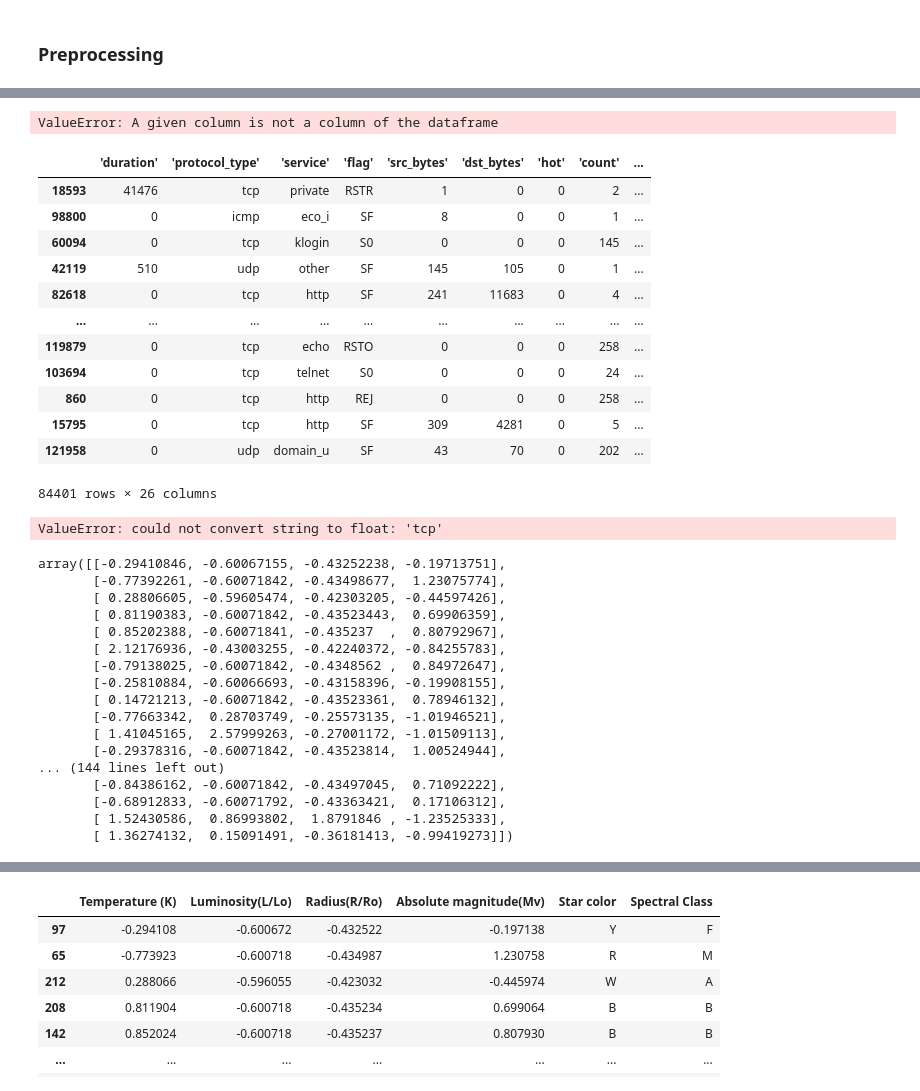
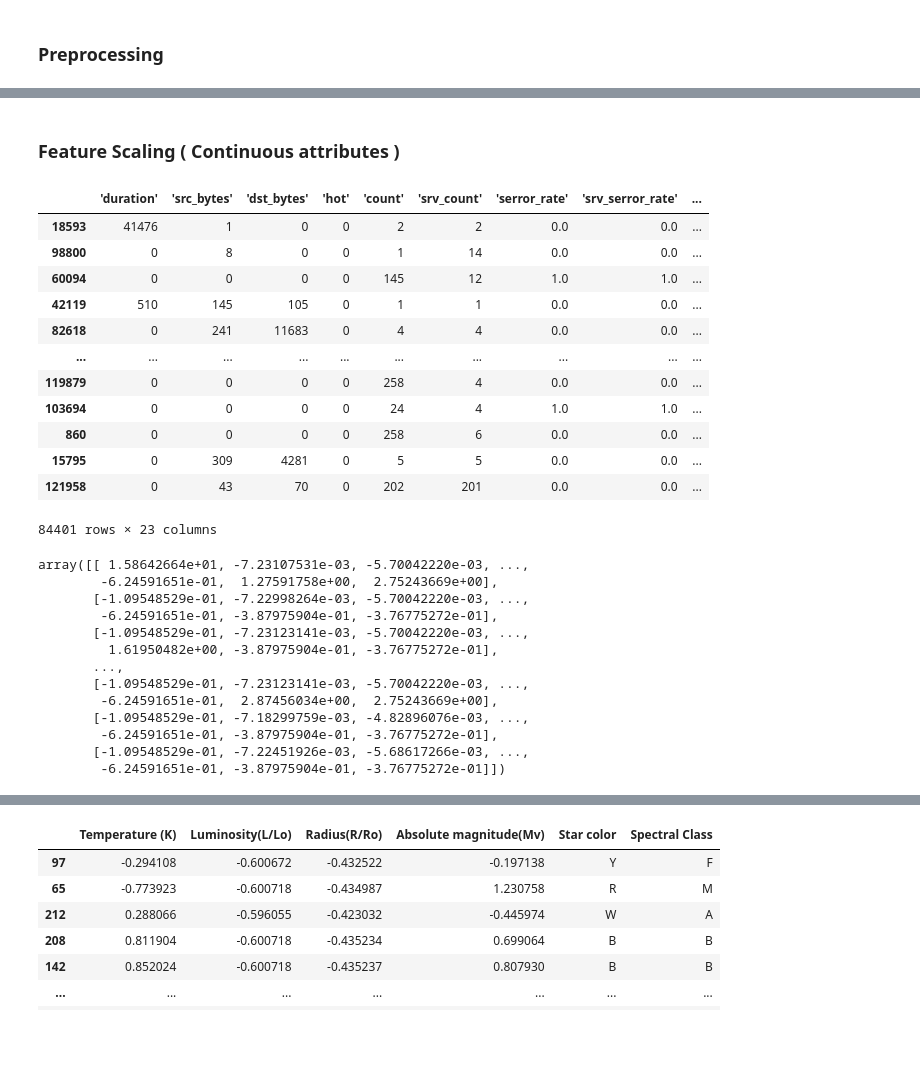
Before and after one commit to AbhashPL/ism-proj, a Jupyter notebook: APT-DNN-ISM.ipynb, the cells around one changed output, grey strips where cells are left out. Cells and saved outputs as stored; diff of their text form; code cells hidden in the pictures; blank space fills up the shorter version.

```diff
--- a/APT-DNN-ISM.ipynb
+++ b/APT-DNN-ISM.ipynb
@@ -235,57 +215,48 @@ cols_to_scale
-# %%
-from sklearn.compose import make_column_transformer
-from sklearn.preprocessing import OneHotEncoder
-
-cols_to_one_hot_encode = ["'protocol_type'", "'service'" , "'flag'" , "'class'"]
-
-column_trans=make_column_transformer(
-(OneHotEncoder(),cols_to_one_hot_encode),remainder='passthrough')
-# %%
-clean_data=column_trans.fit_transform(X_train.copy())
-# %% [output]
-ValueError: A given column is not a column of the dataframe
+# %%
+# remove these categorical features from the list of columns to scale, we will encode them separately
+cols_to_scale.remove("'flag'")
+cols_to_scale.remove("'protocol_type'")
+cols_to_scale.remove("'service'")
+# %% [markdown]
+### Feature Scaling ( Continuous attributes )
 # %%
 from sklearn.preprocessing import StandardScaler
 scaled_features=X_train.copy()
 
+scaled_features=scaled_features.drop(cols_to_one_hot_encode, axis=1)
+
 features=scaled_features[cols_to_scale]
 features
 # %% [output]
-|  | 'duration' | 'protocol_type' | 'service' | 'flag' | 'src_bytes' | 'dst_bytes' | 'hot' | 'count' | ... |
-| 18593 | 41476 | tcp | private | RSTR | 1 | 0 | 0 | 2 | ... |
-| 98800 | 0 | icmp | eco_i | SF | 8 | 0 | 0 | 1 | ... |
-| 60094 | 0 | tcp | klogin | S0 | 0 | 0 | 0 | 145 | ... |
-| 42119 | 510 | udp | other | SF | 145 | 105 | 0 | 1 | ... |
-| 82618 | 0 | tcp | http | SF | 241 | 11683 | 0 | 4 | ... |
+|  | 'duration' | 'src_bytes' | 'dst_bytes' | 'hot' | 'count' | 'srv_count' | 'serror_rate' | 'srv_serror_rate' | ... |
+| 18593 | 41476 | 1 | 0 | 0 | 2 | 2 | 0.0 | 0.0 | ... |
+| 98800 | 0 | 8 | 0 | 0 | 1 | 14 | 0.0 | 0.0 | ... |
+| 60094 | 0 | 0 | 0 | 0 | 145 | 12 | 1.0 | 1.0 | ... |
+| 42119 | 510 | 145 | 105 | 0 | 1 | 1 | 0.0 | 0.0 | ... |
+| 82618 | 0 | 241 | 11683 | 0 | 4 | 4 | 0.0 | 0.0 | ... |
 | ... | ... | ... | ... | ... | ... | ... | ... | ... | ... |
-| 119879 | 0 | tcp | echo | RSTO | 0 | 0 | 0 | 258 | ... |
-| 103694 | 0 | tcp | telnet | S0 | 0 | 0 | 0 | 24 | ... |
-| 860 | 0 | tcp | http | REJ | 0 | 0 | 0 | 258 | ... |
-| 15795 | 0 | tcp | http | SF | 309 | 4281 | 0 | 5 | ... |
-| 121958 | 0 | udp | domain_u | SF | 43 | 70 | 0 | 202 | ... |
+| 119879 | 0 | 0 | 0 | 0 | 258 | 4 | 0.0 | 0.0 | ... |
+| 103694 | 0 | 0 | 0 | 0 | 24 | 4 | 1.0 | 1.0 | ... |
+| 860 | 0 | 0 | 0 | 0 | 258 | 6 | 0.0 | 0.0 | ... |
+| 15795 | 0 | 309 | 4281 | 0 | 5 | 5 | 0.0 | 0.0 | ... |
+| 121958 | 0 | 43 | 70 | 0 | 202 | 201 | 0.0 | 0.0 | ... |
-84401 rows × 26 columns
+84401 rows × 23 columns
 # %%
 scaler=StandardScaler().fit(features.values)
 features=scaler.transform(features.values)
-# %% [output]
-ValueError: could not convert string to float: 'tcp'
 # %%
 features
 # %% [output]
-array([[-0.29410846, -0.60067155, -0.43252238, -0.19713751],
-       [-0.77392261, -0.60071842, -0.43498677,  1.23075774],
-       [ 0.28806605, -0.59605474, -0.42303205, -0.44597426],
-       [ 0.81190383, -0.60071842, -0.43523443,  0.69906359],
-       [ 0.85202388, -0.60071841, -0.435237  ,  0.80792967],
-       [ 2.12176936, -0.43003255, -0.42240372, -0.84255783],
-       [-0.79138025, -0.60071842, -0.4348562 ,  0.84972647],
-       [-0.25810884, -0.60066693, -0.43158396, -0.19908155],
-       [ 0.14721213, -0.60071842, -0.43523361,  0.78946132],
-       [-0.77663342,  0.28703749, -0.25573135, -1.01946521],
-       [ 1.41045165,  2.57999263, -0.27001172, -1.01509113],
-       [-0.29378316, -0.60071842, -0.43523814,  1.00524944],
-... (144 lines left out)
-       [-0.84386162, -0.60071842, -0.43497045,  0.71092222],
-       [-0.68912833, -0.60071792, -0.43363421,  0.17106312],
-       [ 1.52430586,  0.86993802,  1.8791846 , -1.23525333],
-       [ 1.36274132,  0.15091491, -0.36181413, -0.99419273]])
+array([[ 1.58642664e+01, -7.23107531e-03, -5.70042220e-03, ...,
+        -6.24591651e-01,  1.27591758e+00,  2.75243669e+00],
+       [-1.09548529e-01, -7.22998264e-03, -5.70042220e-03, ...,
+        -6.24591651e-01, -3.87975904e-01, -3.76775272e-01],
+       [-1.09548529e-01, -7.23123141e-03, -5.70042220e-03, ...,
+         1.61950482e+00, -3.87975904e-01, -3.76775272e-01],
+       ...,
+       [-1.09548529e-01, -7.23123141e-03, -5.70042220e-03, ...,
+        -6.24591651e-01,  2.87456034e+00,  2.75243669e+00],
+       [-1.09548529e-01, -7.18299759e-03, -4.82896076e-03, ...,
+        -6.24591651e-01, -3.87975904e-01, -3.76775272e-01],
+       [-1.09548529e-01, -7.22451926e-03, -5.68617266e-03, ...,
+        -6.24591651e-01, -3.87975904e-01, -3.76775272e-01]])
```
Also changed, not shown: parts of 25 cells of this notebook.
